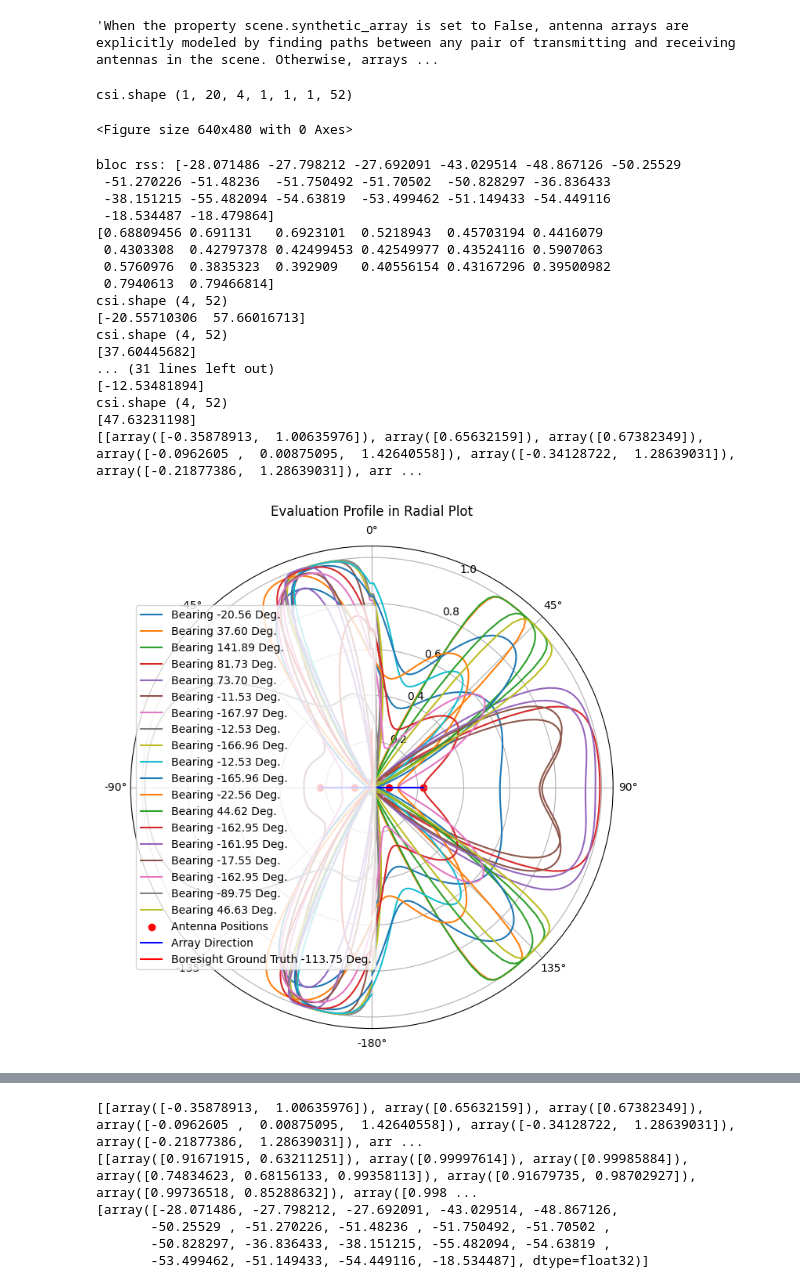
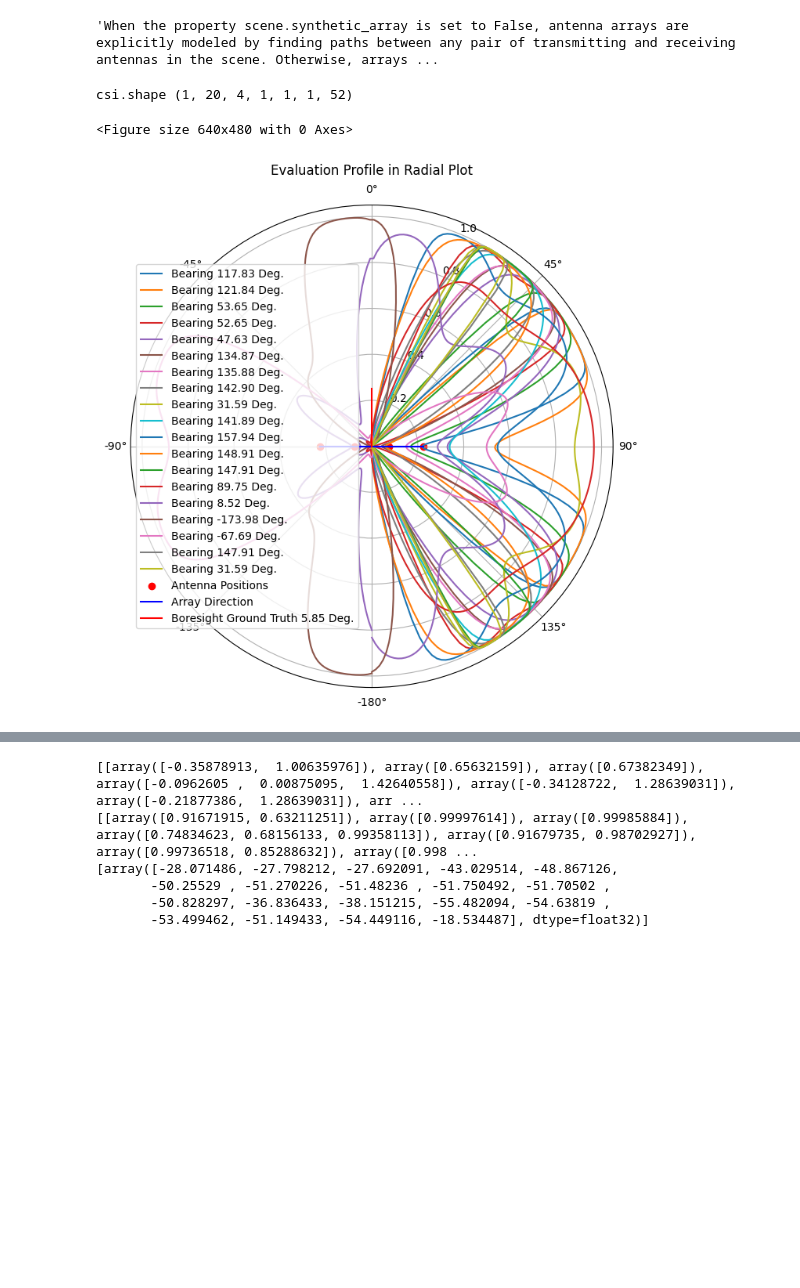
Before and after one commit to patorrad/sionna_dataset_generator, a Jupyter notebook: Sionna_Ray_Tracing_Introduction copy 5.ipynb, the cells around one changed output, grey strips where cells are left out. Drawn from its saved outputs; the diff is of its cells as text; code cells hidden in the pictures; blank space fills up the shorter version.

```diff
--- a/Sionna_Ray_Tracing_Introduction copy 5.ipynb
+++ b/Sionna_Ray_Tracing_Introduction copy 5.ipynb
@@ -176,7 +177,7 @@ scene.tx_array = PlanarArray(num_rows=1,
 #                              polarization="V")
 
 antenna_positions = get_antenna_positions(0.03)
-print(f'antenna_positions {antenna_positions}')
+
 antenna_array_angle = -175 # Default
 
 RelativeAntennas = AntennaArray(antenna=Antenna("dipole", "V"),
@@ -193,9 +194,9 @@ tx = Transmitter(name="tx",
 # Add transmitter instance to scene
 scene.add(tx)
 
-trajectories = np.load('trajectories_2.npy')
+trajectories = np.load('trajectories_test.npy')
 trajectories = flip_trajectory(trajectories)
-trajectory_index = 97
+trajectory_index = 0
 num_steps = trajectories.shape[1]
 trajectory_steps =  np.arange(num_steps - 1)# [10, 12, 14, 16, 18]
 
@@ -207,7 +208,6 @@ colors = [start_color + (end_color - start_color) * i / (num_steps - 1) for i in
 calculated_headings = []
 for i in trajectory_steps: #range(0, len(trajectories[0]) - 1):
     heading = calculate_heading_rad(trajectories[trajectory_index,i,:2], trajectories[trajectory_index,i + 1,:2])
-    print(f'trajectories[0][i]: {trajectories[trajectory_index,i,:]} heading: {np.degrees(heading):.2f}')
     calculated_headings.append(heading)
 
 rxs = []
@@ -220,8 +220,5 @@ for i, position in enumerate(trajectories[trajectory_index, np.arange(num_steps)
               position=position,
               orientation=[heading,0,0]))
     scene.add(rxs[i])
-    print(f'Added receiver rx{i} with heading {np.degrees(heading):.2f} degrees')
 
 antenna_array_angle = np.radians(180) # heading
-print(f'Antenna array angle: {antenna_array_angle:.2f} degrees')
-print(f'Number of receivers {len(rxs)}')
@@ -314,8 +293,7 @@ max_rss = 0
 # Normalize values to 0-1
 normalized = (block_rss - min_rss) / (max_rss - min_rss)
 rssi_normalized.append(normalized[:-1])
-print(f'bloc rss: {block_rss}')
-print(normalized)
+
 # Define three colors
 color_black = np.array([0, 0, 0])
 color_red = np.array([1, 0, 0])
@@ -360,14 +338,11 @@ for i in range(0, len(rxs) - 1):
     evaluation = evaluation.flatten()
     peaks, _ = find_peaks(evaluation)
     peak_values = evaluation[peaks]
-    # print(theta_samples[90:270])
-    # print(theta_samples[90:270].shape)
 
     angle_profile_values_tmp.append(peak_values)
     angle_tmp.append(theta_samples[90:270][peaks])
 
     AOA = np.array([AOA])
-    # print(f'Plotting profile for receiver {i} with AOA {AOA}')
 
     # Plot the evaluation profile
     ax.plot(theta_samples, profile_norm, label=f'Bearing {-np.degrees(AOA[0]):.2f} Deg.')
@@ -395,52 +370,35 @@ angles_antenna = np.arctan2(dy, dx)  # Angles in radians
 magnitudes = 5*np.sqrt(dx**2 + dy**2)  # Distances (optional for scaling)
 
 # Boresight is perpendicular to the array_vector
 array_vector = np.array([dx[-1] - dx[0], dy[-1] - dy[0]])
 # Rotate 90 degrees (swap x and y, and negate one)
 boresight_vector = np.array([-array_vector[1], array_vector[0]])
 boresight_angle = np.arctan2(boresight_vector[1], boresight_vector[0])
 
 # Plotting on a polar plot
 ax.scatter(angles_antenna, magnitudes, c='r', label="Antenna Positions")  # Points
 ax.plot(angles_antenna, magnitudes, 'b-', label="Array Direction")
 ax.plot([boresight_angle, boresight_angle], [0, .25], 'r-', label=f"Boresight Ground Truth {np.degrees(heading):.2f} Deg.")
 
 # Add labels and legend
 ax.set_title("Evaluation Profile in Radial Plot", va='bottom')
 ax.set_theta_zero_location("N")  # Zero angle at the top (North)
 ax.set_theta_direction(-1)  # Clockwise angle direction
 ax.set_thetamin(-180) # only show top half
 ax.set_thetamax(180)
 
 # Show plot
 plt.legend()
 plt.show()
 
 csi_reading = watts_to_dbm(tf.abs(csi.numpy().flatten()))
 
 # scene.preview(show_orientations=True) # Use the mouse to focus on the visualized paths
-scene.preview(paths, show_devices=True, show_paths=True, show_orientations=True) # Use the mouse to focus on the visualized paths
+scene.preview(paths, show_devices=True, show_paths=False, show_orientations=True) # Use the mouse to focus on the visualized paths
 # %% [output]
 csi.shape (1, 20, 4, 1, 1, 1, 52)
 <Figure size 640x480 with 0 Axes>
-bloc rss: [-28.071486 -27.798212 -27.692091 -43.029514 -48.867126 -50.25529
- -51.270226 -51.48236  -51.750492 -51.70502  -50.828297 -36.836433
- -38.151215 -55.482094 -54.63819  -53.499462 -51.149433 -54.449116
- -18.534487 -18.479864]
-[0.68809456 0.691131   0.6923101  0.5218943  0.45703194 0.4416079
- 0.4303308  0.42797378 0.42499453 0.42549977 0.43524116 0.5907063
- 0.5760976  0.3835323  0.392909   0.40556154 0.43167296 0.39500982
- 0.7940613  0.79466814]
-csi.shape (4, 52)
-[-20.55710306  57.66016713]
-csi.shape (4, 52)
-[37.60445682]
-... (31 lines left out)
-[-12.53481894]
-csi.shape (4, 52)
-[47.63231198]
-[[array([-0.35878913,  1.00635976]), array([0.65632159]), array([0.67382349]), array([-0.0962605 ,  0.00875095,  1.42640558]), array([-0.34128722,  1.28639031]), array([-0.21877386,  1.28639031]), arr ...
-[figure, old version]
+[figure, new version]
 [interactive output not drawn]
 # %%
 print(angles)
```
Also changed, not shown: parts of 2 cells of this notebook, 38 other files.
